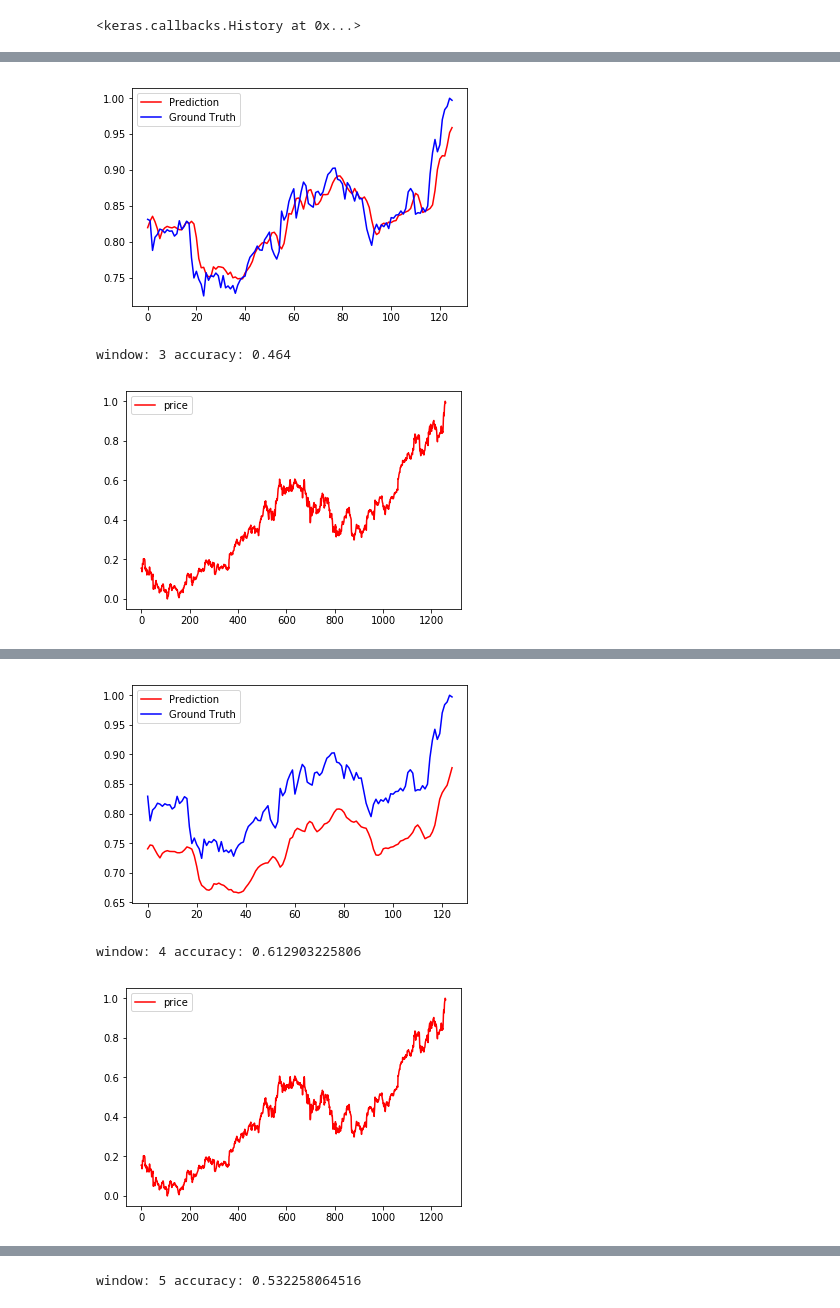
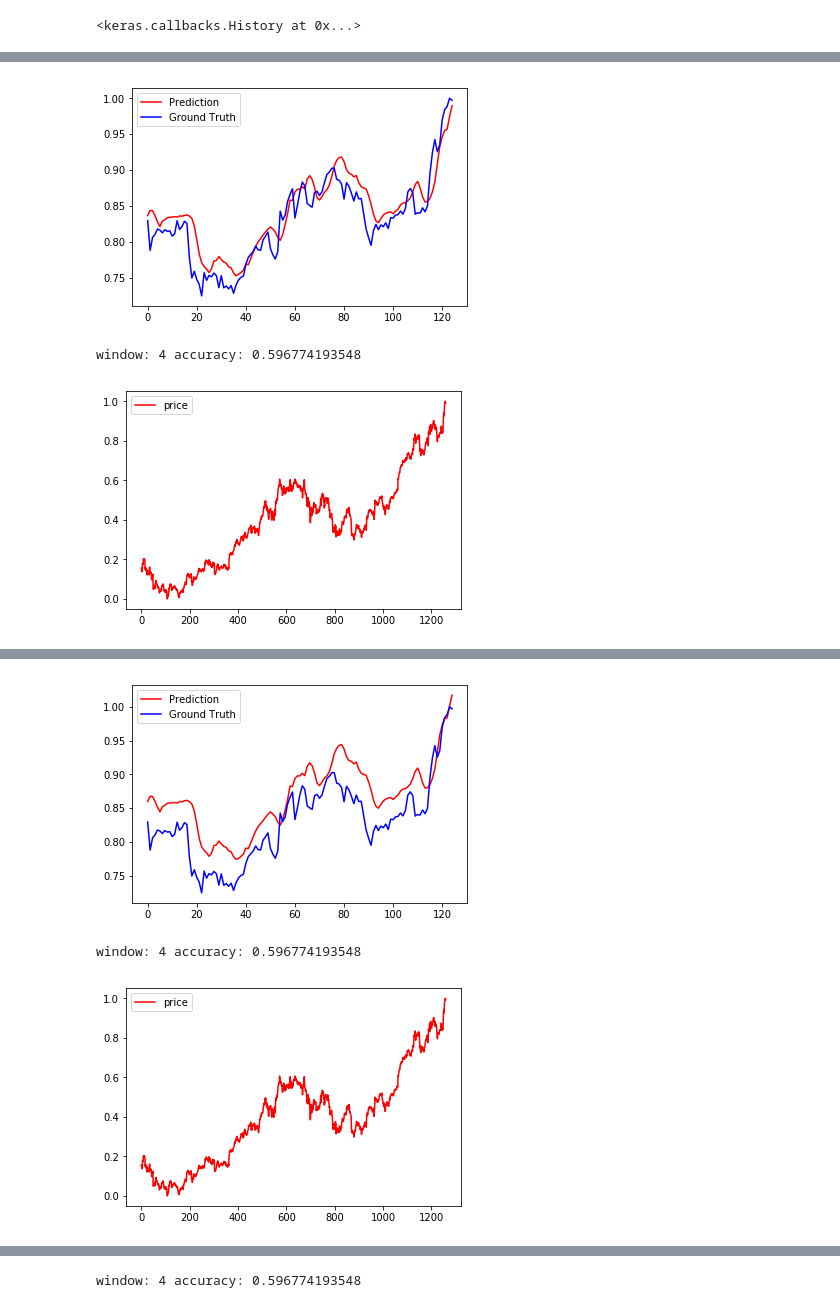
Before and after one commit to runzhoucao/Columbia-COMS4995-StockPrediction, a Jupyter notebook: stock_pred_ipython_version.ipynb, the cells around one changed output, grey strips where cells are left out. Saved outputs shown, nothing was run; the diff lists cells and outputs as text; code cells hidden in the pictures.

```diff
--- a/stock_pred_ipython_version.ipynb
+++ b/stock_pred_ipython_version.ipynb
@@ -192,44 +191,45 @@ print acc
 # %%
 # same code as above, iterate through different window size
-for window in range(3,17):
-    # window = 4
-    shape = [2, window, 1]
-    neurons = [128,128,32,1]
-    d=0.2
-    df = standard_scaler('AAPL', normalize=True)
+for i in range(0,20):
+    for window in range(4,5):
+        # window = 4
+        shape = [2, window, 1]
+        neurons = [128,128,32,1]
+        d=0.2
+        df = standard_scaler('AAPL', normalize=True)
 
-    # X_train, y_train, X_test, y_test = preprocess_data(df[:: -1], window)
-    X_train, y_train, X_test, y_test = preprocess_data(df, window)
+        # X_train, y_train, X_test, y_test = preprocess_data(df[:: -1], window)
+        X_train, y_train, X_test, y_test = preprocess_data(df, window)
 
-    model = build_model(shape, neurons, d)
+        model = build_model(shape, neurons, d)
 
-    model.fit(
-        X_train,
-        y_train,
-        batch_size=128,
-        epochs=200,
-        validation_split=0,
-        verbose=0)
+        model.fit(
+            X_train,
+            y_train,
+            batch_size=128,
+            epochs=200,
+            validation_split=0,
+            verbose=0)
 
-    pred = model.predict(X_test)
+        pred = model.predict(X_test)
 
-    plt2.plot(pred, color='red', label='Prediction')
-    plt2.plot(y_test, color='blue', label='Ground Truth')
-    plt2.legend(loc='upper left')
-    plt2.show()
+        plt2.plot(pred, color='red', label='Prediction')
+        plt2.plot(y_test, color='blue', label='Ground Truth')
+        plt2.legend(loc='upper left')
+        plt2.show()
 
-    f_star=[]
-    f = []
-    v_star=[]
-    v=[]
-    for i in range(pred.size-1):
-        f_star.append((pred[i+1]-pred[i]>0))
-        f.append((y_test[i+1]-y_test[i])>0)
-    counter = 0
-    for i in range(len(f)):
-        if f_star[i][0] == f[i]:
-            counter += 1
-    acc = counter * 1.0 / (len(f))
-    print "window: "+str(window)+" accuracy: " + str(acc)
+        f_star=[]
+        f = []
+        v_star=[]
+        v=[]
+        for i in range(pred.size-1):
+            f_star.append((pred[i+1]-pred[i]>0))
+            f.append((y_test[i+1]-y_test[i])>0)
+        counter = 0
+        for i in range(len(f)):
+            if f_star[i][0] == f[i]:
+                counter += 1
+        acc = counter * 1.0 / (len(f))
+        print "window: "+str(window)+" accuracy: " + str(acc)
 # %% [output]
 [figure]
@@ -253,6 +253,6 @@ Total params: 202,817
 Trainable params: 202,817
 Non-trainable params: 0
 _________________________________________________________________
-[figure, old version]
+[figure, new version]
-window: 3 accuracy: 0.464
+window: 4 accuracy: 0.596774193548
 [figure]
@@ -274,8 +274,8 @@ dense_104 (Dense)            (None, 1)                 33
 =================================================================
 Total params: 202,817
 Trainable params: 202,817
 Non-trainable params: 0
 _________________________________________________________________
-[figure, old version]
+[figure, new version]
-window: 4 accuracy: 0.612903225806
+window: 4 accuracy: 0.596774193548
 [figure]
@@ -303 +303 @@ _________________________________________________________________
-window: 5 accuracy: 0.532258064516
+window: 4 accuracy: 0.596774193548
```
Also changed, not shown: parts of 5 cells of this notebook, 13 other files.
